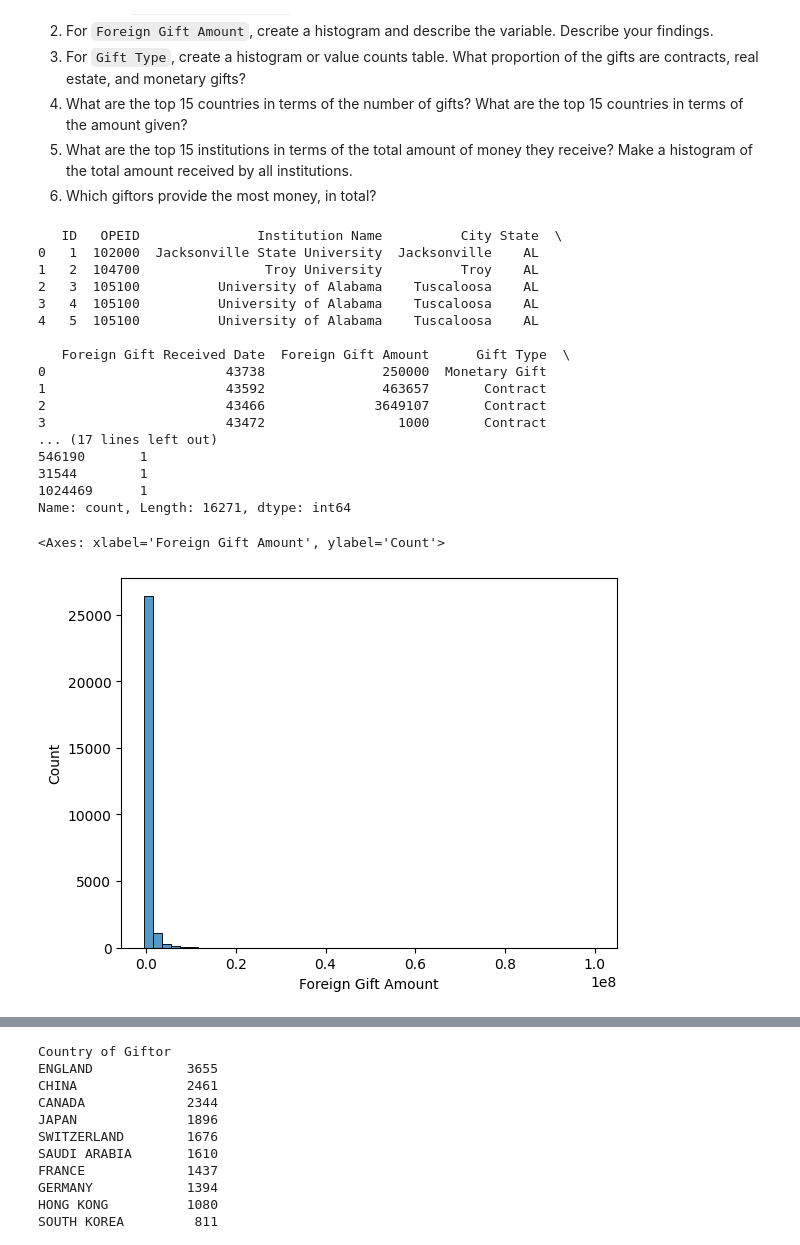
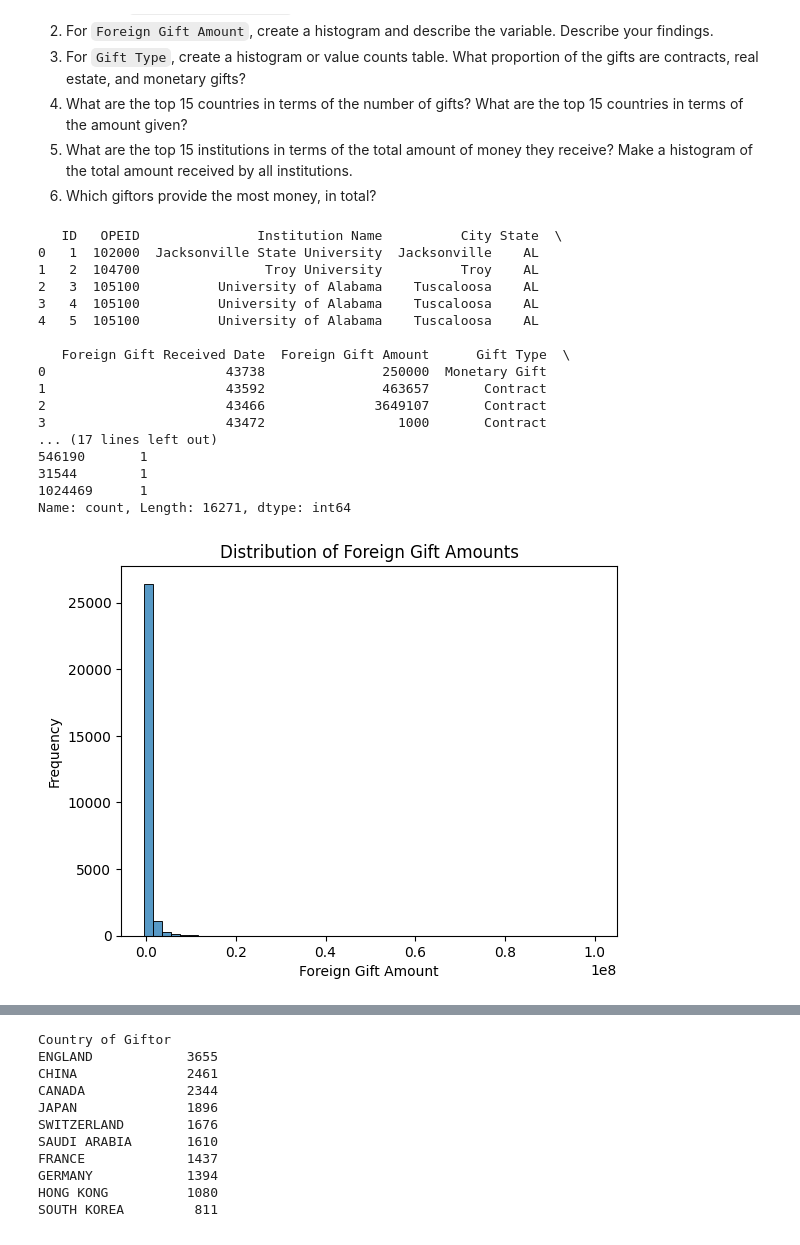
Before and after one commit to swt2vv/undergrad_ml_assignments, a Jupyter notebook: 01_assignment_wrangling_and_eda.ipynb, the cells around one changed output, grey strips where cells are left out. Saved outputs shown, nothing was run; the diff lists cells and outputs as text; code cells hidden in the pictures.

```diff
--- a/01_assignment_wrangling_and_eda.ipynb
+++ b/01_assignment_wrangling_and_eda.ipynb
@@ -442,35 +451,39 @@ For this question, `.groupby([vars]).count()` and `.groupby([vars]).sum()` will
 #Q4.1
 import seaborn as sns
 
 df_gifts = pd.read_csv("../undergrad_ml/data/ForeignGifts_edu.csv")
 print(df_gifts.head())
 
 print(df_gifts["Foreign Gift Amount"].value_counts()) #currently object type
 
 #Q4.2
 sns.histplot(df_gifts["Foreign Gift Amount"], bins=50)
+
+plt.title("Distribution of Foreign Gift Amounts")
+plt.xlabel("Foreign Gift Amount")
+plt.ylabel("Frequency")
+plt.show()
 #There seems to be a large number of gifts that are a low number, whereas there are very
 #few gifts that are a very high number. The distribution is skewed right.
 # %% [output]
    ID   OPEID               Institution Name          City State  \
 0   1  102000  Jacksonville State University  Jacksonville    AL
 1   2  104700                Troy University          Troy    AL
 2   3  105100          University of Alabama    Tuscaloosa    AL
 3   4  105100          University of Alabama    Tuscaloosa    AL
 4   5  105100          University of Alabama    Tuscaloosa    AL
 
    Foreign Gift Received Date  Foreign Gift Amount      Gift Type  \
 0                       43738               250000  Monetary Gift
 1                       43592               463657       Contract
 2                       43466              3649107       Contract
 3                       43472                 1000       Contract
 ... (17 lines left out)
 546190       1
 31544        1
 1024469      1
 Name: count, Length: 16271, dtype: int64
-<Axes: xlabel='Foreign Gift Amount', ylabel='Count'>
-[figure, old version]
+[figure, new version]
 # %%
 #Q4.3
 print(df_gifts["Gift Type"].value_counts())
```
Also changed, not shown: parts of 13 cells of this notebook, 1 other file.
